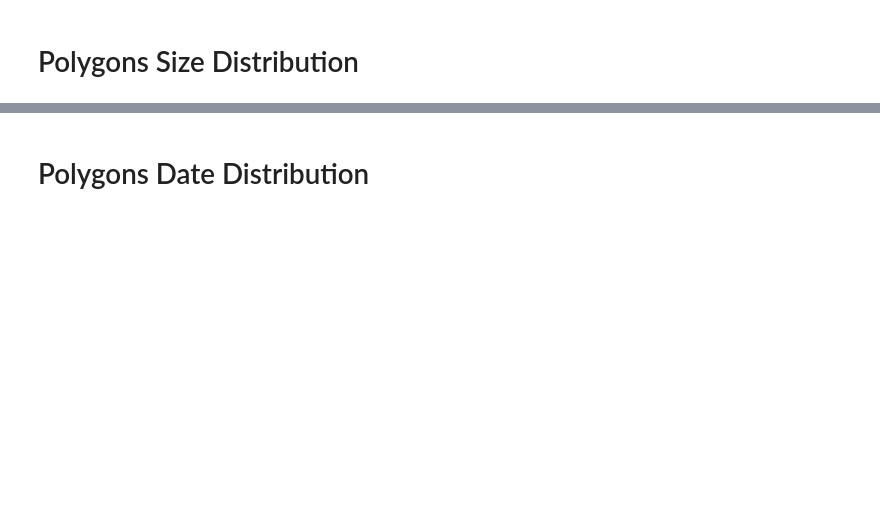
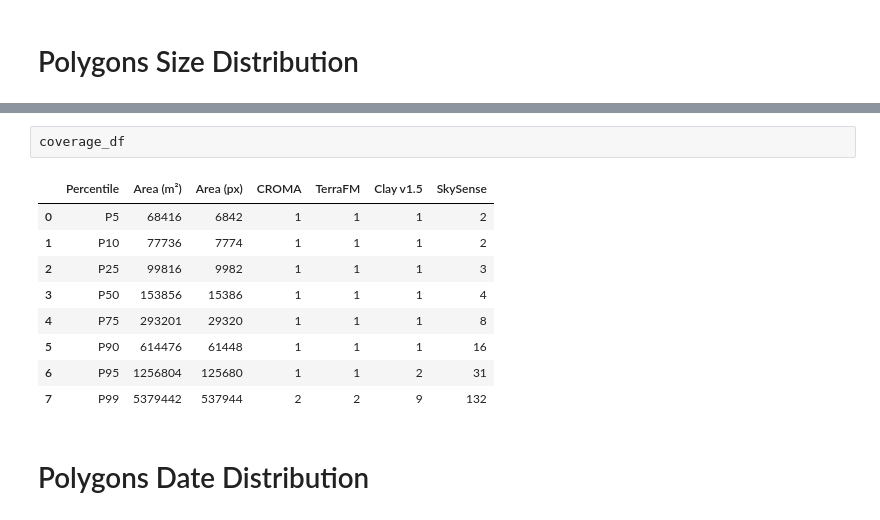
Before and after one commit to Angelicarjs/tropical_forest_disturbance, a Jupyter notebook: verify_tiles.ipynb, the cells around one changed output, grey strips where cells are left out. Cells and saved outputs as stored; diff of their text form; blank space fills up the shorter version.

```diff
--- a/verify_tiles.ipynb
+++ b/verify_tiles.ipynb
@@ -3,2 +123,14 @@
+# %%
+coverage_df
+# %% [output]
+|  | Percentile | Area (m²) | Area (px) | CROMA | TerraFM | Clay v1.5 | SkySense |
+| 0 | P5 | 68416 | 6842 | 1 | 1 | 1 | 2 |
+| 1 | P10 | 77736 | 7774 | 1 | 1 | 1 | 2 |
+| 2 | P25 | 99816 | 9982 | 1 | 1 | 1 | 3 |
+| 3 | P50 | 153856 | 15386 | 1 | 1 | 1 | 4 |
+| 4 | P75 | 293201 | 29320 | 1 | 1 | 1 | 8 |
+| 5 | P90 | 614476 | 61448 | 1 | 1 | 1 | 16 |
+| 6 | P95 | 1256804 | 125680 | 1 | 1 | 2 | 31 |
+| 7 | P99 | 5379442 | 537944 | 2 | 2 | 9 | 132 |
 # %% [markdown]
 # Polygons Date Distribution
```
Also changed, not shown: parts of 2 cells of this notebook, 1 other file.
